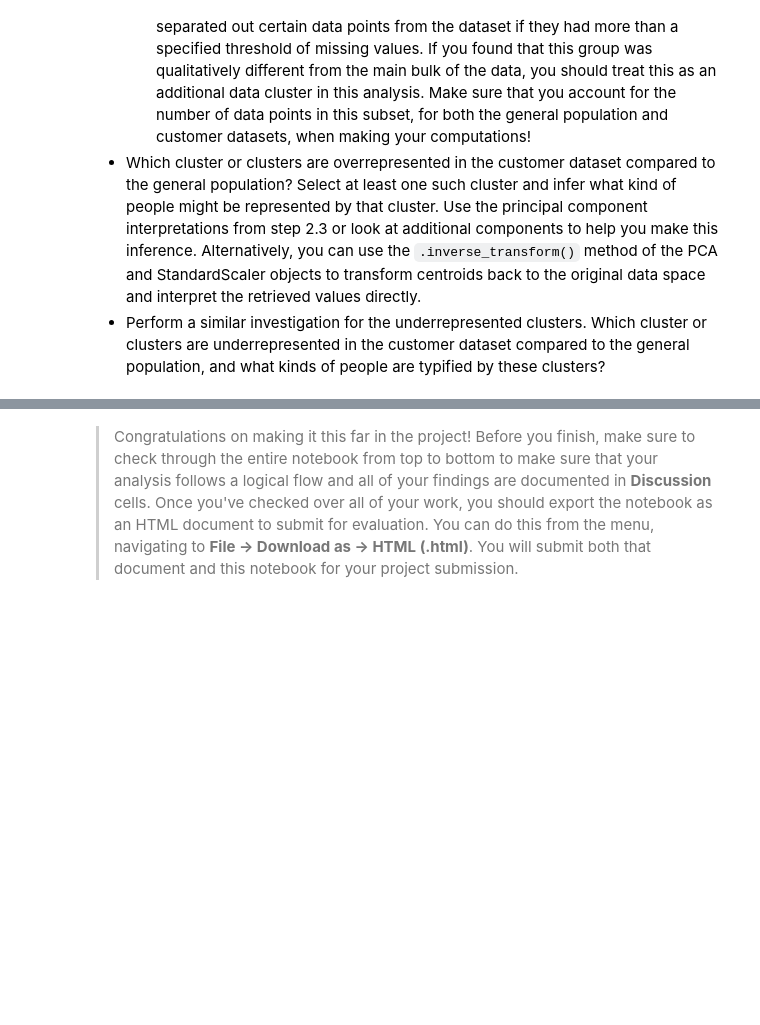
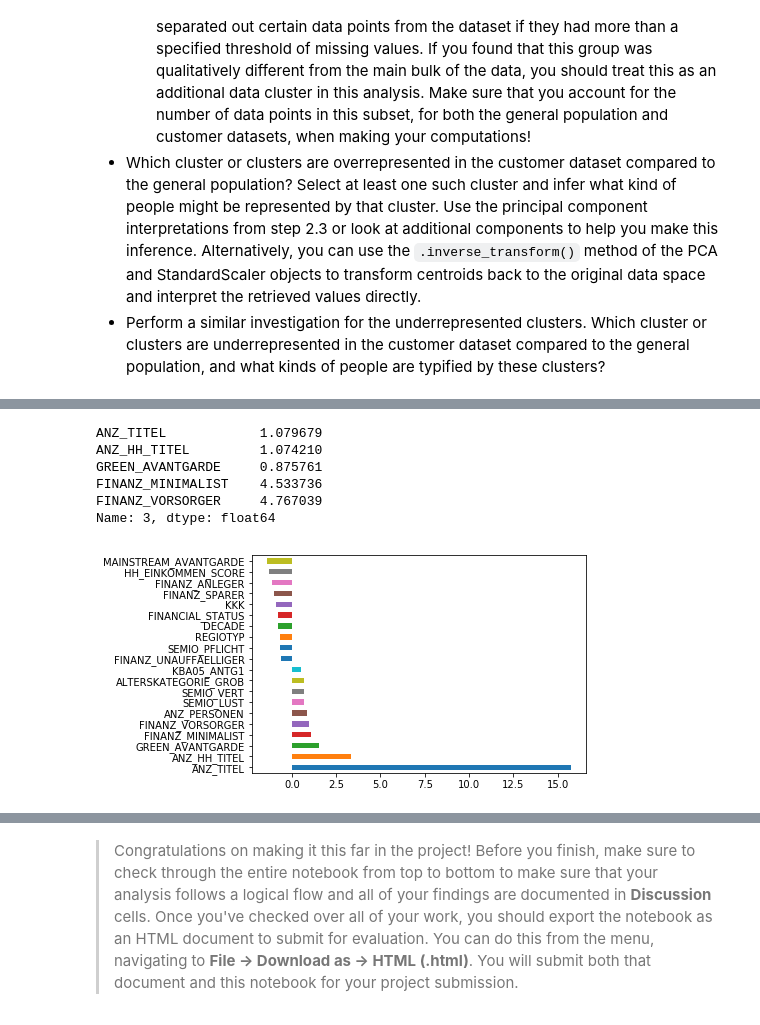
Before and after one commit to glshankar/DSND-Cust-Seg-Identification, a Jupyter notebook: Identify_Customer_Segments.ipynb, the cells around one changed output, grey strips where cells are left out. Saved outputs shown, nothing was run; the diff lists cells and outputs as text; code cells hidden in the pictures; blank space fills up the shorter version.

```diff
--- a/Identify_Customer_Segments.ipynb
+++ b/Identify_Customer_Segments.ipynb
@@ -915,0 +994,11 @@ plt.show()
+# %%
+#under represetend cluster 3
+plot_scaled_comparison(azdias_ready_for_PCA, kmeans, 3)
+# %% [output]
+ANZ_TITEL            1.079679
+ANZ_HH_TITEL         1.074210
+GREEN_AVANTGARDE     0.875761
+FINANZ_MINIMALIST    4.533736
+FINANZ_VORSORGER     4.767039
+Name: 3, dtype: float64
+[figure, added]
```
Also changed, not shown: parts of 15 cells of this notebook.
